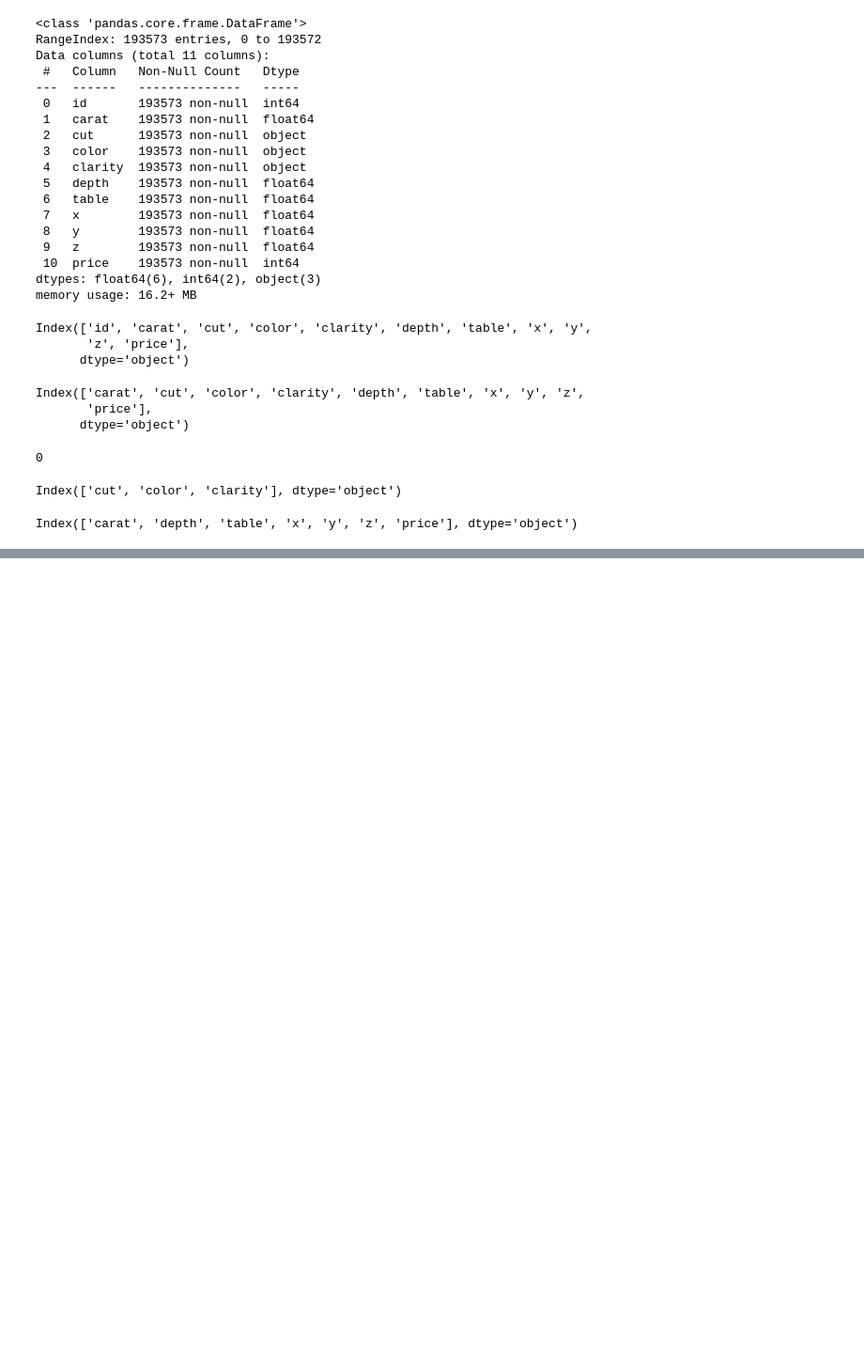
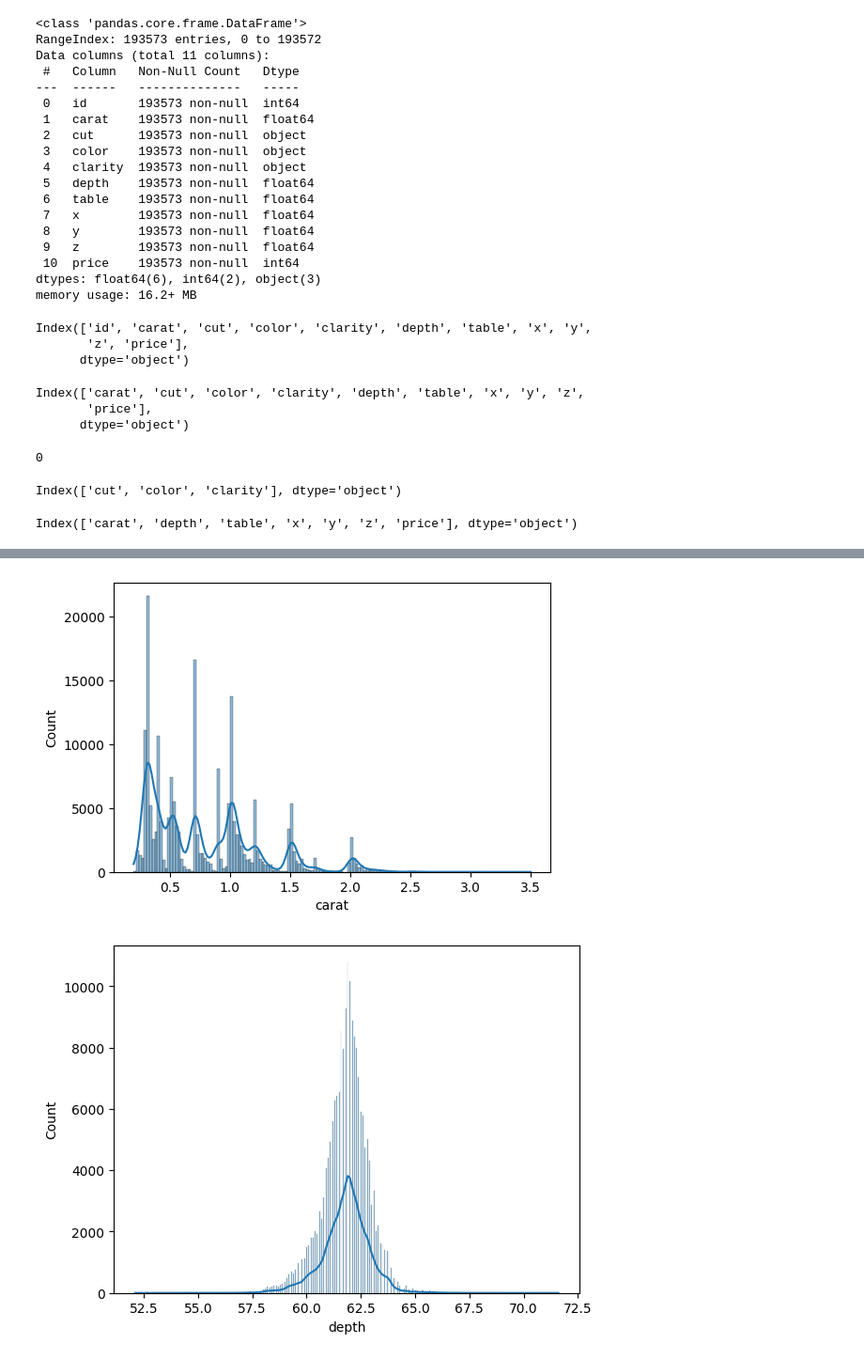
Before and after one commit to aashiswar1989/EndtoEnd_MLOps_Project, a Jupyter notebook: Experiment/experiments.ipynb, the cells around one changed output, grey strips where cells are left out. Shown at 94% size. Drawn from its saved outputs; the diff is of its cells as text; code cells hidden in the pictures; blank space fills up the shorter version.

```diff
--- a/Experiment/experiments.ipynb
+++ b/Experiment/experiments.ipynb
@@ -107,0 +147,4 @@ Index(['carat', 'depth', 'table', 'x', 'y', 'z', 'price'], dtype='object')
+# %%
+for col in cat_cols:
+    print(df[col].value_counts())
+    print("--"*10)
@@ -107,0 +169,12 @@ Index(['carat', 'depth', 'table', 'x', 'y', 'z', 'price'], dtype='object')
+# %%
+import seaborn as sns
+import matplotlib.pyplot as plt
+plt.figure(figsize=(6,4))
+
+for col in num_cols:
+    sns.histplot(data=df,x=col,kde=True)
+    print("\n")
+    plt.show()
+# %% [output]
+[figure, added]
+[figure, added]
```
Also changed, not shown: parts of 32 cells of this notebook, 1 other file.
